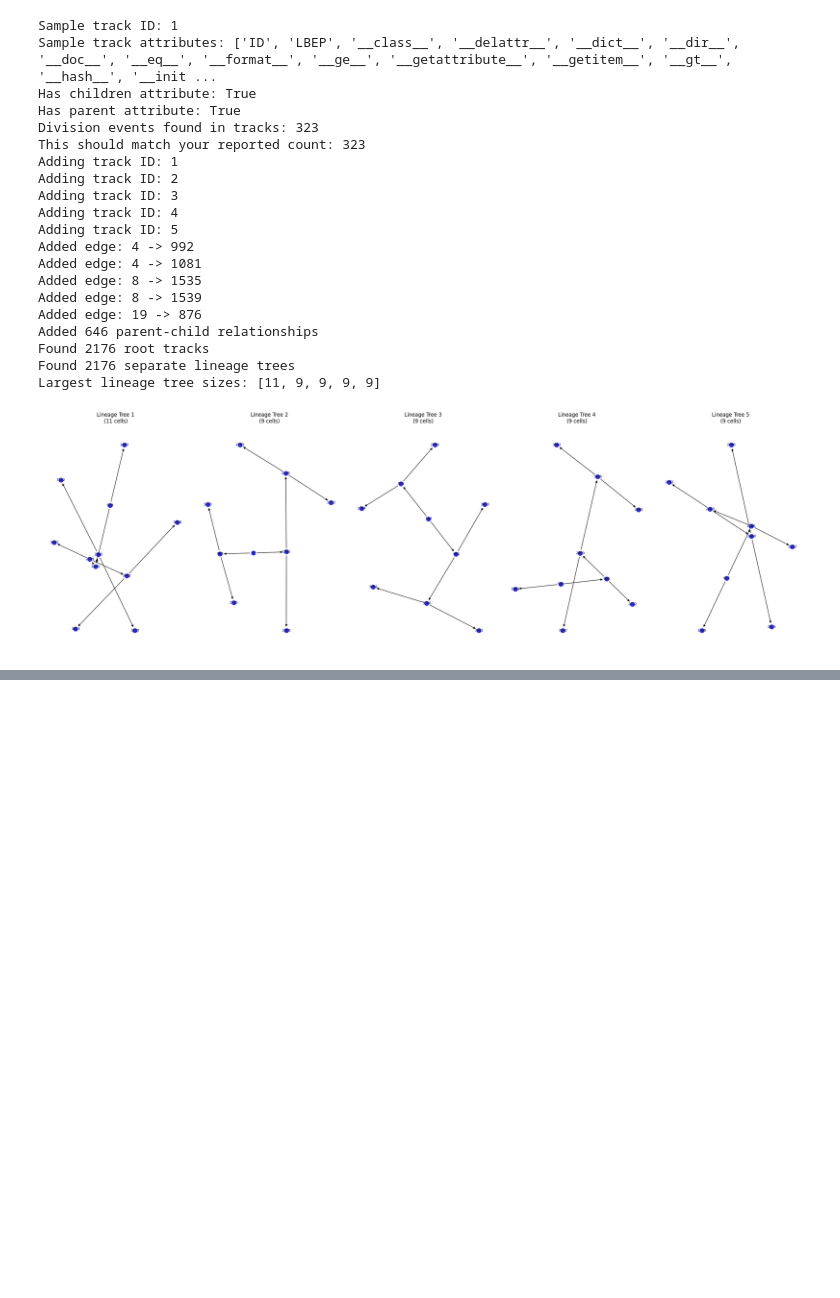
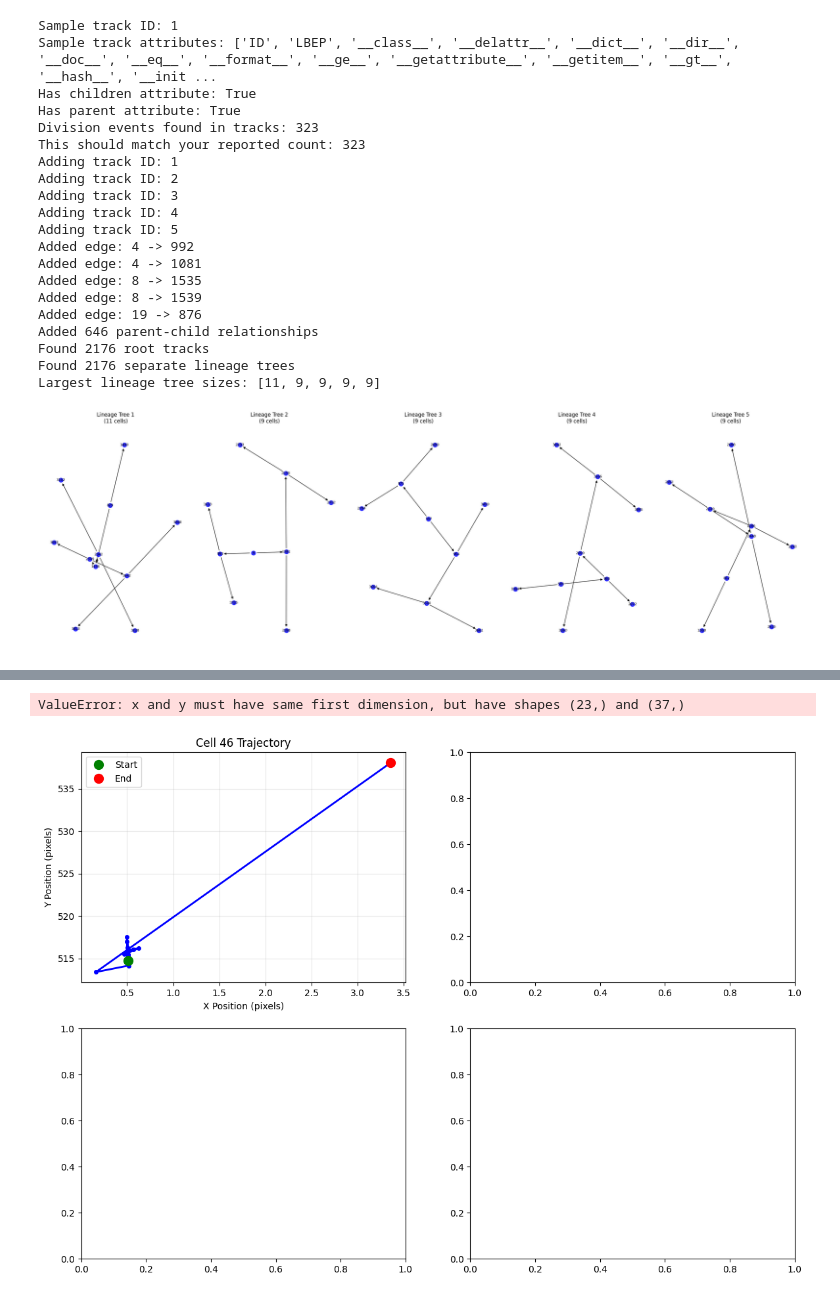
Before and after one commit to SamOliveiraLab/partaker, a Jupyter notebook: notebooks/example_tracking_pipeline-features(1).ipynb, the cells around one changed output, grey strips where cells are left out. Saved outputs shown, nothing was run; the diff lists cells and outputs as text; code cells hidden in the pictures; blank space fills up the shorter version.

```diff
--- a/notebooks/example_tracking_pipeline-features(1).ipynb
+++ b/notebooks/example_tracking_pipeline-features(1).ipynb
@@ -898,0 +902,12 @@ Largest lineage tree sizes: [11, 9, 9, 9, 9]
+# %%
+import pickle
+
+# Load the exported cell data
+CELL_DATA_PATH = '/Users/user/Downloads/cell_data.pkl'
+
+with open(CELL_DATA_PATH, 'rb') as f:
+    cell_data = pickle.load(f)
+
+print(f"✅ Loaded {len(cell_data)} cells")
+print(f"\nData structure: Dictionary with cell_id as keys")
+print(f"Sample cell IDs: {list(cell_data.keys())[:10]}")
@@ -898,0 +982,61 @@ Largest lineage tree sizes: [11, 9, 9, 9, 9]
+# %%
+# Visualize one cell's complete life story
+import matplotlib.pyplot as plt
+
+# Pick a cell with decent lifespan
+long_lived_cells = [cid for cid, data in cell_data.items() if data['lifespan'] > 15]
+if long_lived_cells:
+    example_cell_id = long_lived_cells[0]
+    example_cell = cell_data[example_cell_id]
+
+    fig, axes = plt.subplots(2, 2, figsize=(14, 10))
+
+    # Plot trajectory
+    ax1 = axes[0, 0]
+    ax1.plot(example_cell['x'], example_cell['y'], 'b-o', linewidth=2, markersize=4)
+    ax1.plot(example_cell['x'][0], example_cell['y'][0], 'go', markersize=10, label='Start')
+    ax1.plot(example_cell['x'][-1], example_cell['y'][-1], 'ro', markersize=10, label='End')
+    ax1.set_xlabel('X Position (pixels)')
+    ax1.set_ylabel('Y Position (pixels)')
+    ax1.set_title(f'Cell {example_cell_id} Trajectory')
+    ax1.legend()
+    ax1.grid(True, alpha=0.3)
+
+    # Plot morphology over time
+    ax2 = axes[0, 1]
+    ax2.plot(example_cell['timepoints'], example_cell['length'], 'r-', label='Length', linewidth=2)
+    ax2.plot(example_cell['timepoints'], example_cell['width'], 'b-', label='Width', linewidth=2)
+    ax2.set_xlabel('Time (frames)')
+    ax2.set_ylabel('Size (μm)')
+    ax2.set_title(f'Morphology Over Time')
+    ax2.legend()
+    ax2.grid(True, alpha=0.3)
+
+    # Plot area over time
+    ax3 = axes[1, 0]
+    ax3.plot(example_cell['timepoints'], example_cell['area'], 'g-', linewidth=2)
+    ax3.set_xlabel('Time (frames)')
+    ax3.set_ylabel('Area (μm²)')
+    ax3.set_title('Area Over Time')
+    ax3.grid(True, alpha=0.3)
+
+    # Plot aspect ratio over time
+    ax4 = axes[1, 1]
+    ax4.plot(example_cell['timepoints'], example_cell['aspect_ratio'], 'm-', linewidth=2)
+    ax4.set_xlabel('Time (frames)')
+    ax4.set_ylabel('Aspect Ratio')
+    ax4.set_title('Aspect Ratio Over Time')
+    ax4.grid(True, alpha=0.3)
+
+    plt.suptitle(f"Cell {example_cell_id} Complete Life Story\nLifespan: {example_cell['lifespan']} frames | Fate: {example_cell['fate']}",
+                 fontsize=14, fontweight='bold')
+    plt.tight_layout()
+    plt.show()
+
+    print(f"\n📖 Cell {example_cell_id} Story:")
+    print(f"   States: {' → '.join(example_cell['states'][:10])}{'...' if len(example_cell['states']) > 10 else ''}")
+else:
+    print("No cells with lifespan > 15 frames found")
+# %% [output]
+ValueError: x and y must have same first dimension, but have shapes (23,) and (37,)
+[figure, added]
```
Also changed, not shown: parts of 6 cells of this notebook, 4 other files.
